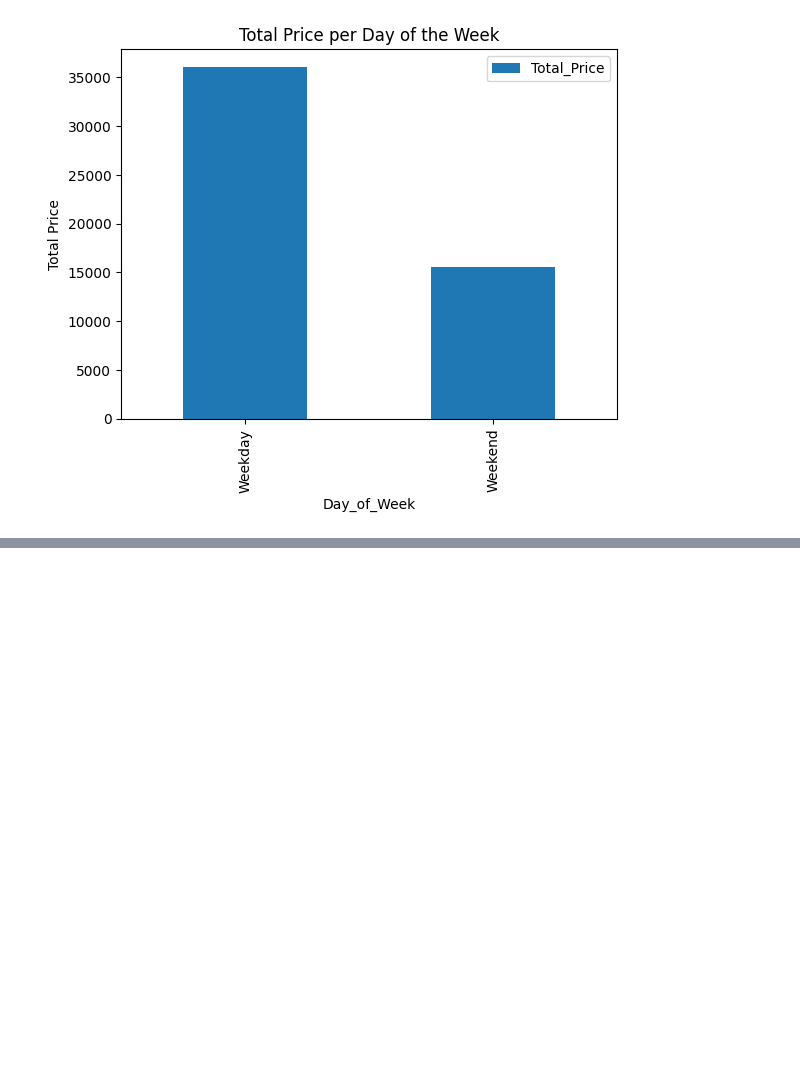
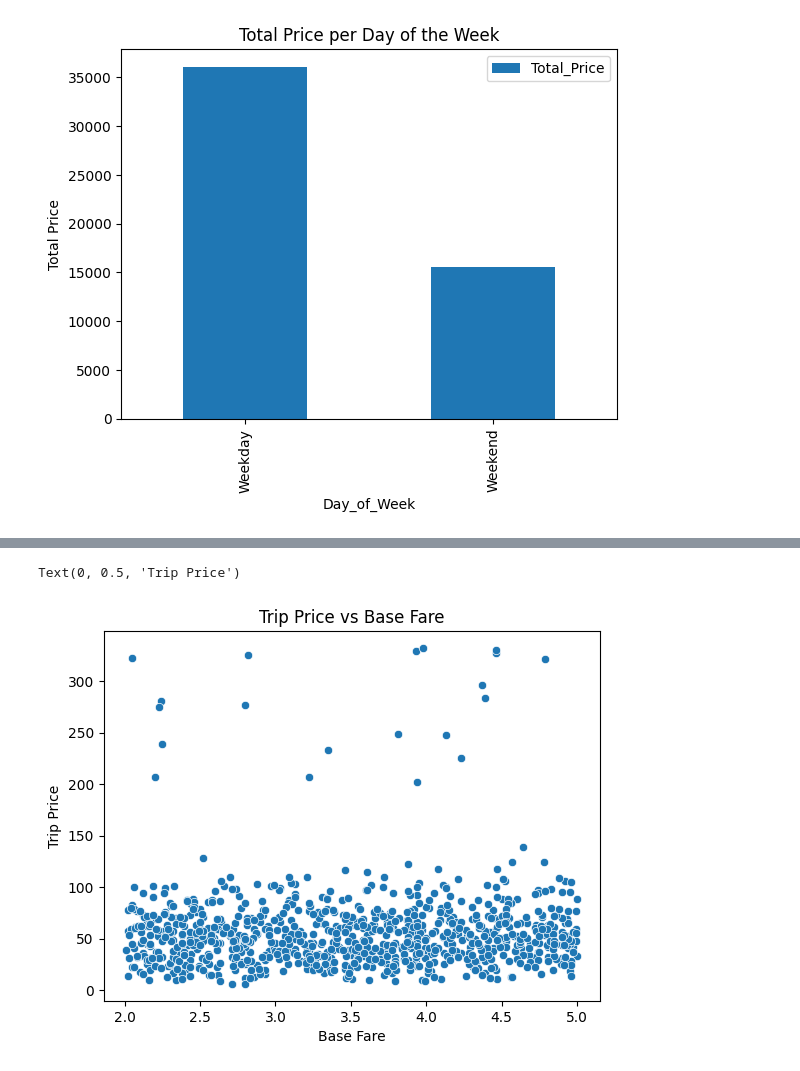
Before and after one commit to Shirasoki/taxi-prediction-fullstack-max-gustafsson-opa24, a Jupyter notebook: explorations/eda.ipynb, the cells around one changed output, grey strips where cells are left out. Saved outputs shown, nothing was run; the diff lists cells and outputs as text; code cells hidden in the pictures; blank space fills up the shorter version.

```diff
--- a/explorations/eda.ipynb
+++ b/explorations/eda.ipynb
@@ -178,0 +214,8 @@ TypeError: 'Figure' object is not callable
+# %%
+plt = sns.scatterplot(x = "Base_Fare", y = "Trip_Price", data = df)
+plt.set_title("Trip Price vs Base Fare")
+plt.set_xlabel("Base Fare")
+plt.set_ylabel("Trip Price")
+# %% [output]
+Text(0, 0.5, 'Trip Price')
+[figure, added]
```
Also changed, not shown: parts of 11 cells of this notebook, 3 other files.
